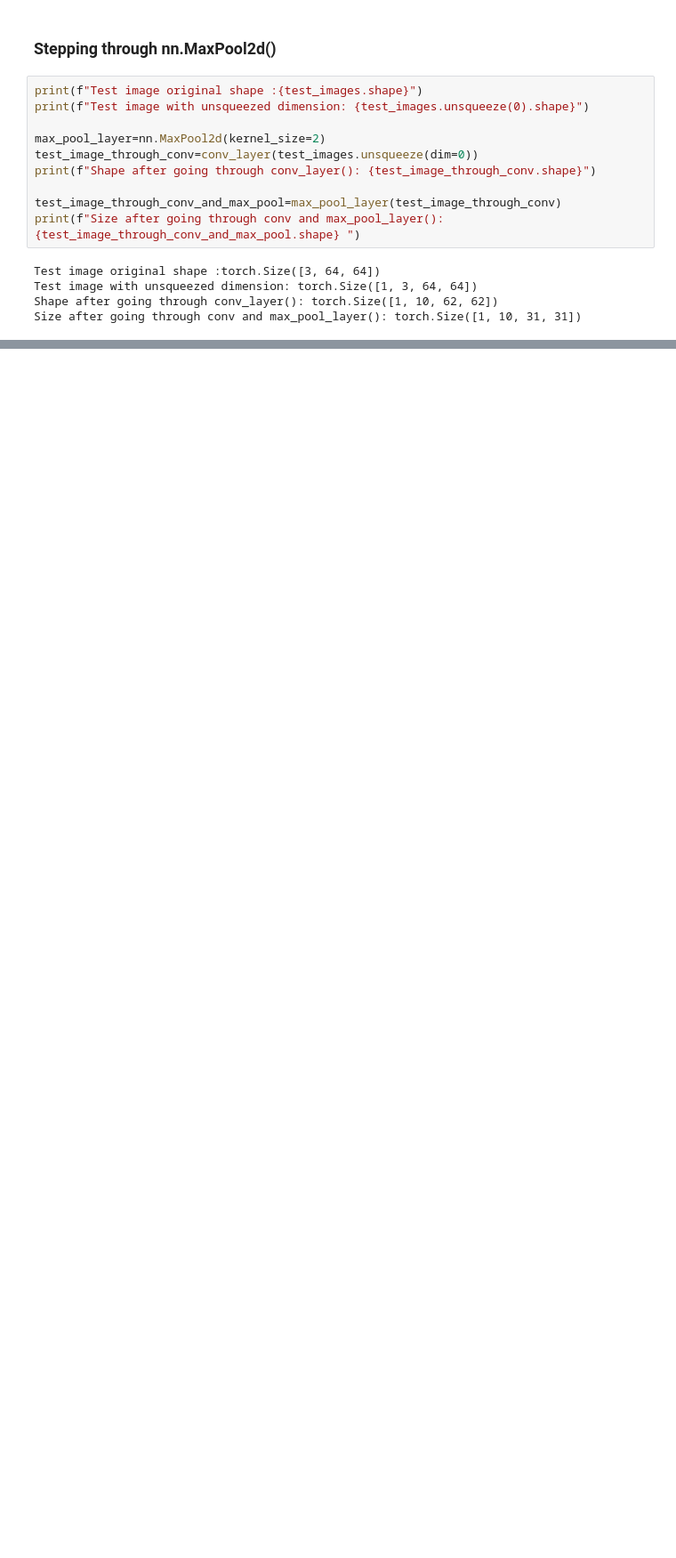
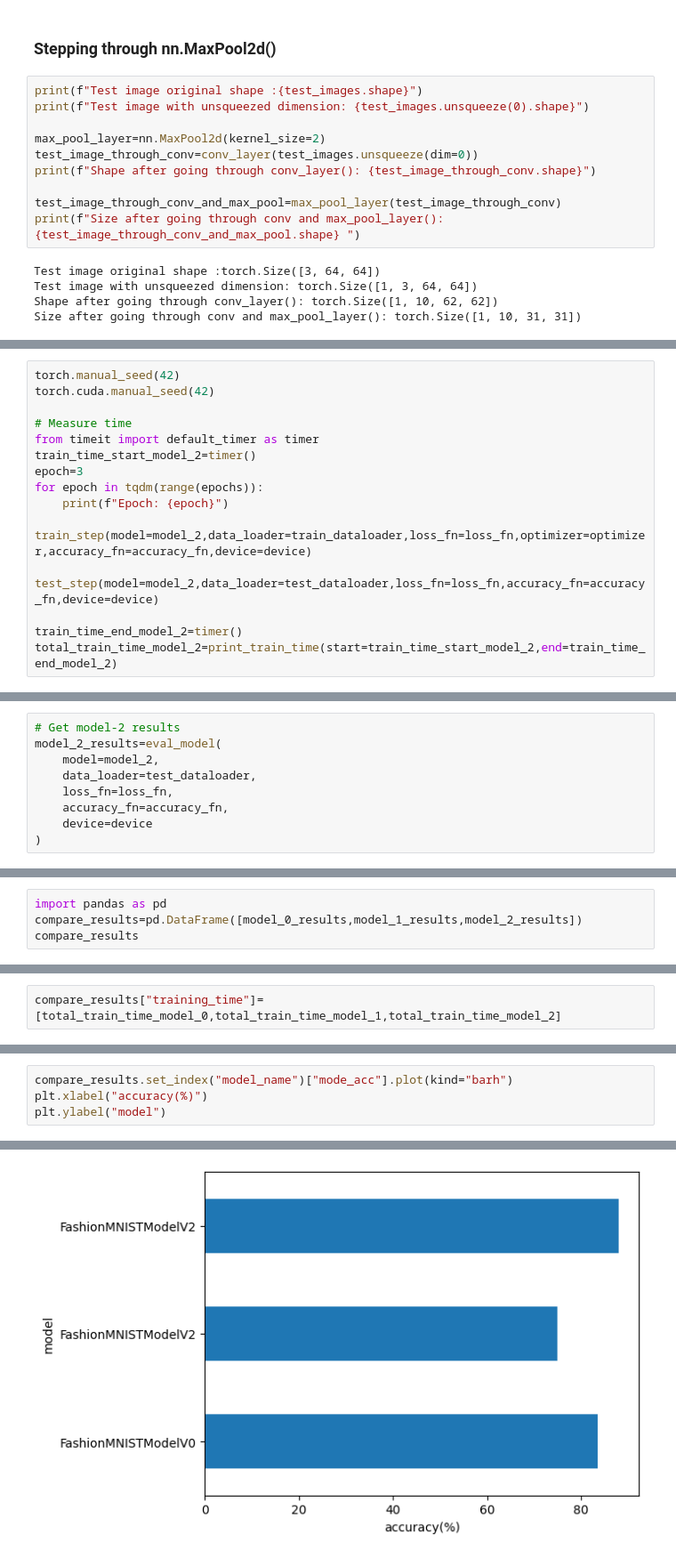
Before and after one commit to abhiram4580/Pytorch, a Jupyter notebook: Computer_Vision.ipynb, the cells around one changed output, grey strips where cells are left out. Shown: that part at 89% size. Cells and saved outputs as stored; diff of their text form; blank space fills up the shorter version.

```diff
--- a/Computer_Vision.ipynb
+++ b/Computer_Vision.ipynb
@@ -767,0 +820,15 @@ tensor([[[[0.8823, 0.9150],
+# %%
+torch.manual_seed(42)
+torch.cuda.manual_seed(42)
+
+# Measure time
+from timeit import default_timer as timer
+train_time_start_model_2=timer()
+epoch=3
+for epoch in tqdm(range(epochs)):
+    print(f"Epoch: {epoch}")
+    train_step(model=model_2,data_loader=train_dataloader,loss_fn=loss_fn,optimizer=optimizer,accuracy_fn=accuracy_fn,device=device)
+    test_step(model=model_2,data_loader=test_dataloader,loss_fn=loss_fn,accuracy_fn=accuracy_fn,device=device)
+
+train_time_end_model_2=timer()
+total_train_time_model_2=print_train_time(start=train_time_start_model_2,end=train_time_end_model_2)
@@ -767,0 +846,9 @@ tensor([[[[0.8823, 0.9150],
+# %%
+# Get model-2 results
+model_2_results=eval_model(
+    model=model_2,
+    data_loader=test_dataloader,
+    loss_fn=loss_fn,
+    accuracy_fn=accuracy_fn,
+    device=device
+)
@@ -767,0 +869,4 @@ tensor([[[[0.8823, 0.9150],
+# %%
+import pandas as pd
+compare_results=pd.DataFrame([model_0_results,model_1_results,model_2_results])
+compare_results
@@ -767,0 +878,2 @@ tensor([[[[0.8823, 0.9150],
+# %%
+compare_results["training_time"]=[total_train_time_model_0,total_train_time_model_1,total_train_time_model_2]
@@ -767,0 +889,5 @@ tensor([[[[0.8823, 0.9150],
+# %%
+compare_results.set_index("model_name")["mode_acc"].plot(kind="barh")
+plt.xlabel("accuracy(%)")
+plt.ylabel("model")
+# %% [output]
@@ -767,0 +895 @@ tensor([[[[0.8823, 0.9150],
+[figure, added]
```
Also changed, not shown: parts of 32 cells of this notebook.
